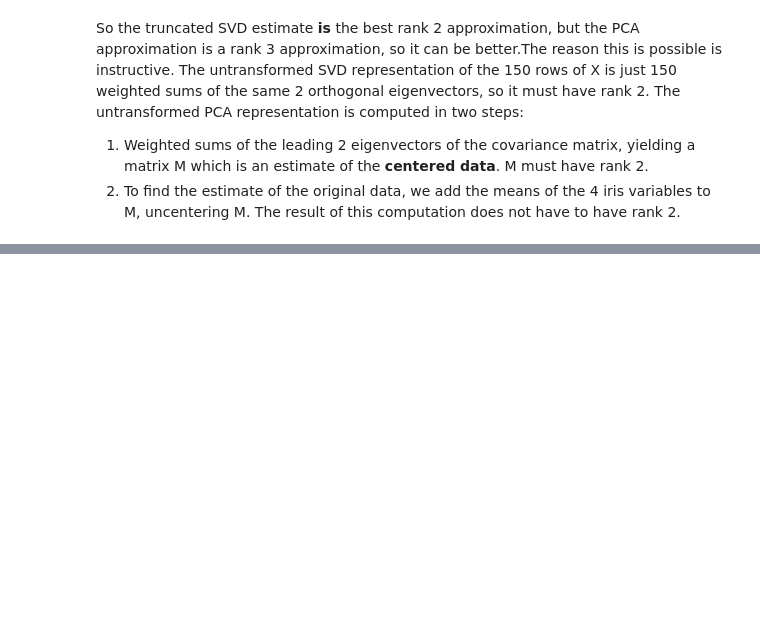
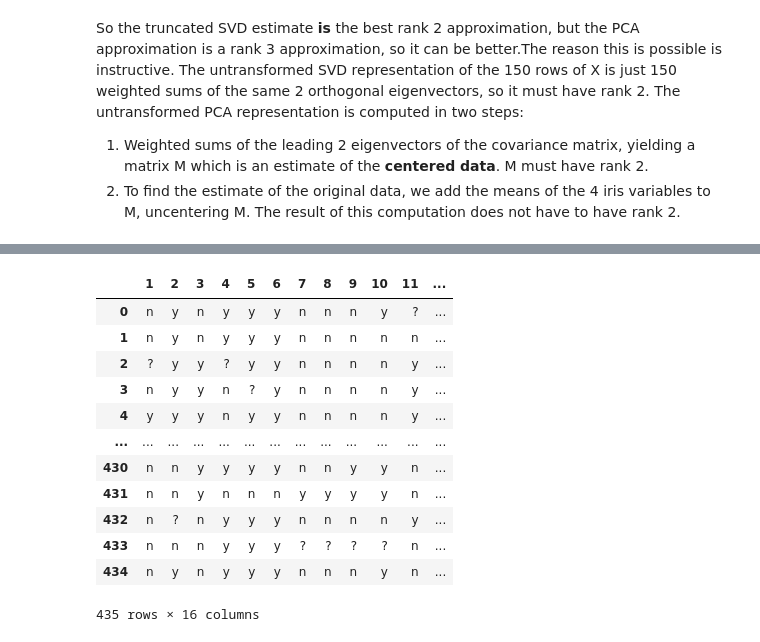
Before and after one commit to gawron/python-for-social-science, a Jupyter notebook: text_classification/Dimensionality Reduction.ipynb, the cells around one changed output, grey strips where cells are left out. Cells and saved outputs as stored; diff of their text form; code cells hidden in the pictures; blank space fills up the shorter version.

```diff
--- a/text_classification/Dimensionality Reduction.ipynb
+++ b/text_classification/Dimensionality Reduction.ipynb
@@ -1522,0 +1818,16 @@ is computed in two steps:
+# %%
+X
+# %% [output]
+|  | 1 | 2 | 3 | 4 | 5 | 6 | 7 | 8 | 9 | 10 | 11 | ... |
+| 0 | n | y | n | y | y | y | n | n | n | y | ? | ... |
+| 1 | n | y | n | y | y | y | n | n | n | n | n | ... |
+| 2 | ? | y | y | ? | y | y | n | n | n | n | y | ... |
+| 3 | n | y | y | n | ? | y | n | n | n | n | y | ... |
+| 4 | y | y | y | n | y | y | n | n | n | n | y | ... |
+| ... | ... | ... | ... | ... | ... | ... | ... | ... | ... | ... | ... | ... |
+| 430 | n | n | y | y | y | y | n | n | y | y | n | ... |
+| 431 | n | n | y | n | n | n | y | y | y | y | n | ... |
+| 432 | n | ? | n | y | y | y | n | n | n | n | y | ... |
+| 433 | n | n | n | y | y | y | ? | ? | ? | ? | n | ... |
+| 434 | n | y | n | y | y | y | n | n | n | y | n | ... |
+435 rows × 16 columns
```
Also changed, not shown: parts of 57 cells of this notebook.
